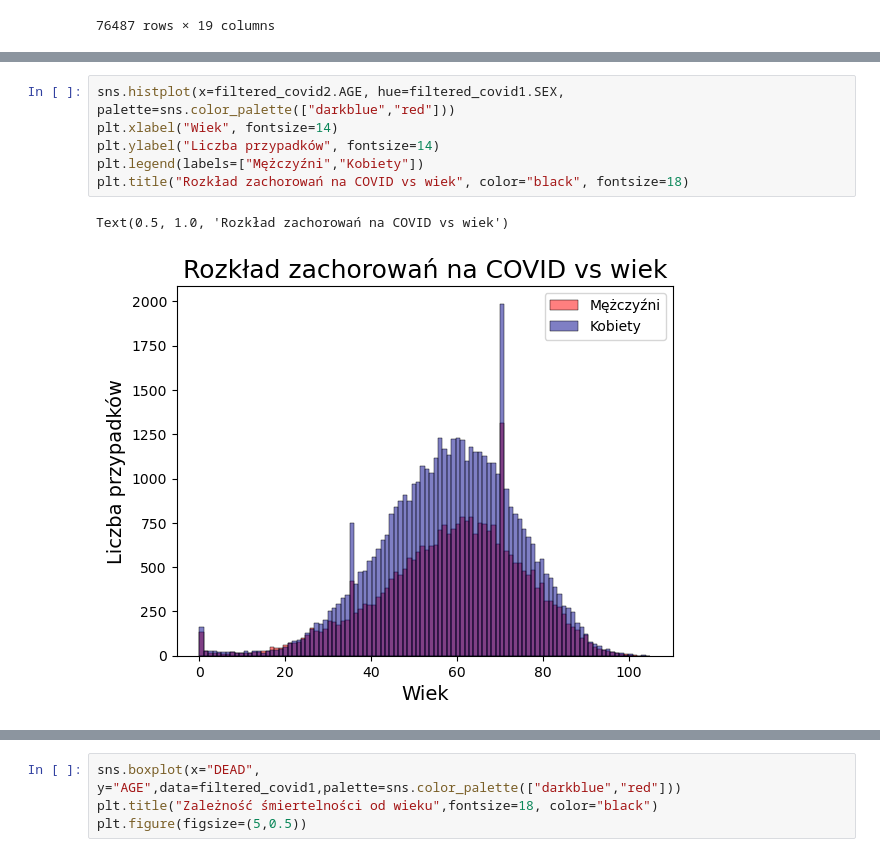
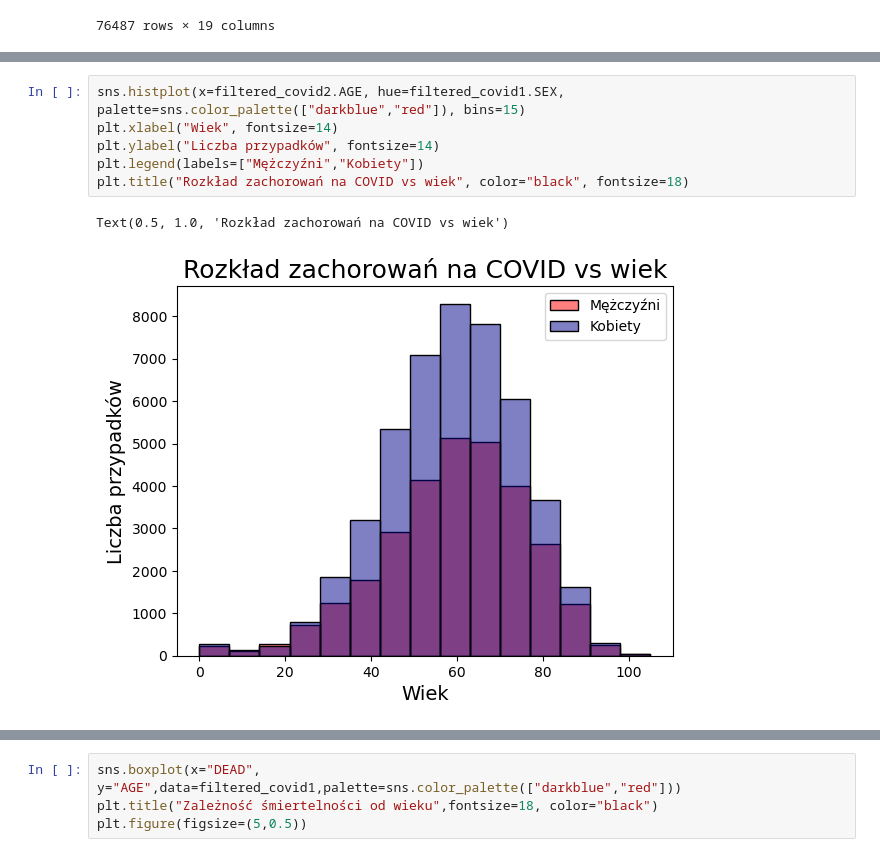
Before and after one commit to infoshareacademy/jdszr15-ITdepends, a Jupyter notebook: covid1.ipynb, the cells around one changed output, grey strips where cells are left out. Drawn from its saved outputs; the diff is of its cells as text.

```diff
--- a/covid1.ipynb
+++ b/covid1.ipynb
@@ -62,9 +80,9 @@ NameError: name 'filtered_covid1' is not defined
 # %%
-sns.histplot(x=filtered_covid2.AGE, hue=filtered_covid1.SEX, palette=sns.color_palette(["darkblue","red"]))
+sns.histplot(x=filtered_covid2.AGE, hue=filtered_covid1.SEX, palette=sns.color_palette(["darkblue","red"]), bins=15)
 plt.xlabel("Wiek", fontsize=14)
 plt.ylabel("Liczba przypadków", fontsize=14)
 plt.legend(labels=["Mężczyźni","Kobiety"])
 plt.title("Rozkład zachorowań na COVID vs wiek", color="black", fontsize=18)
 # %% [output]
 Text(0.5, 1.0, 'Rozkład zachorowań na COVID vs wiek')
-[figure, old version]
+[figure, new version]
```
Also changed, not shown: parts of 7 cells of this notebook, 2 other files.
